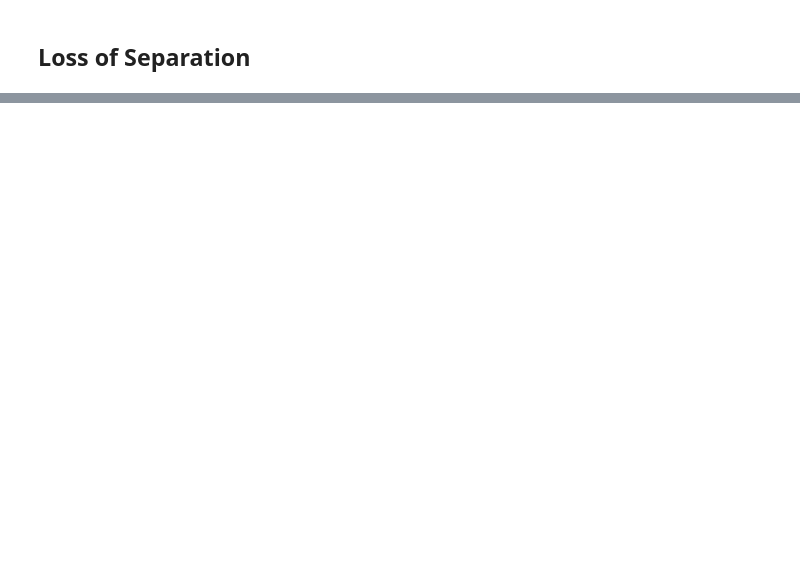
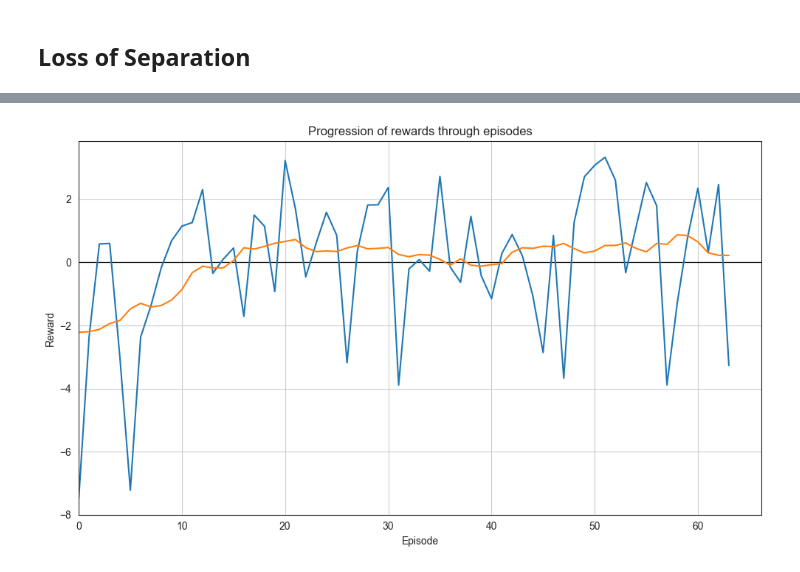
Before and after one commit to JHvanG/bluesky, a Jupyter notebook: bluesky/plugins/atc_utils/data_visualizer.ipynb, the cells around one changed output, grey strips where cells are left out. Drawn from its saved outputs; the diff is of its cells as text; code cells hidden in the pictures; blank space fills up the shorter version.

```diff
--- a/bluesky/plugins/atc_utils/data_visualizer.ipynb
+++ b/bluesky/plugins/atc_utils/data_visualizer.ipynb
@@ -177,0 +230,18 @@ plt.show()
+# %%
+rewards = result['rewards']
+plt.figure(figsize=(10, 6), tight_layout=True)
+plt.grid()
+plt.axhline(y=0, linewidth=0.9, color="k")
+sns.lineplot(data=rewards, linewidth=LINEWIDTH)
+running_avg = uniform_filter1d(rewards, 20)
+sns.lineplot(data=running_avg, linewidth=LINEWIDTH)
+plt.xlim(0)
+plt.ylim((min(0, min(rewards) - 0.5), max(0, max(rewards) + 0.5)))
+plt.title("Progression of rewards through episodes")
+plt.xlabel("Episode")
+plt.ylabel("Reward")
+# plt.savefig("rewards.pdf")
+
+plt.show()
+# %% [output]
+[figure, added]
```
Also changed, not shown: parts of 11 cells of this notebook, 20 other files.
